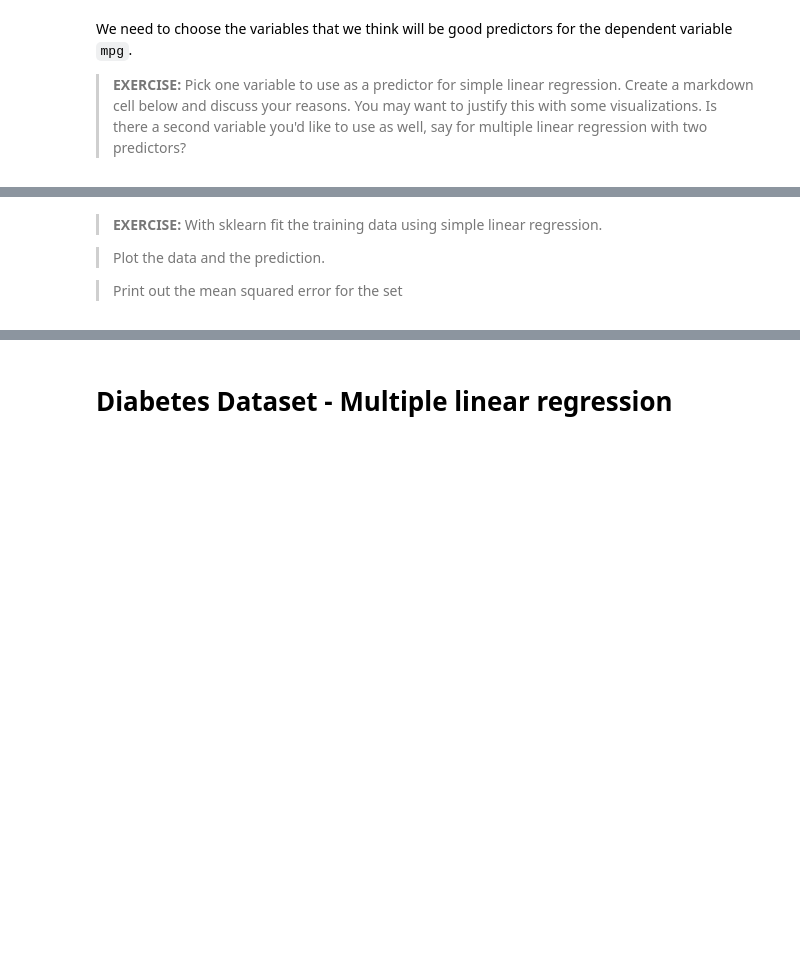
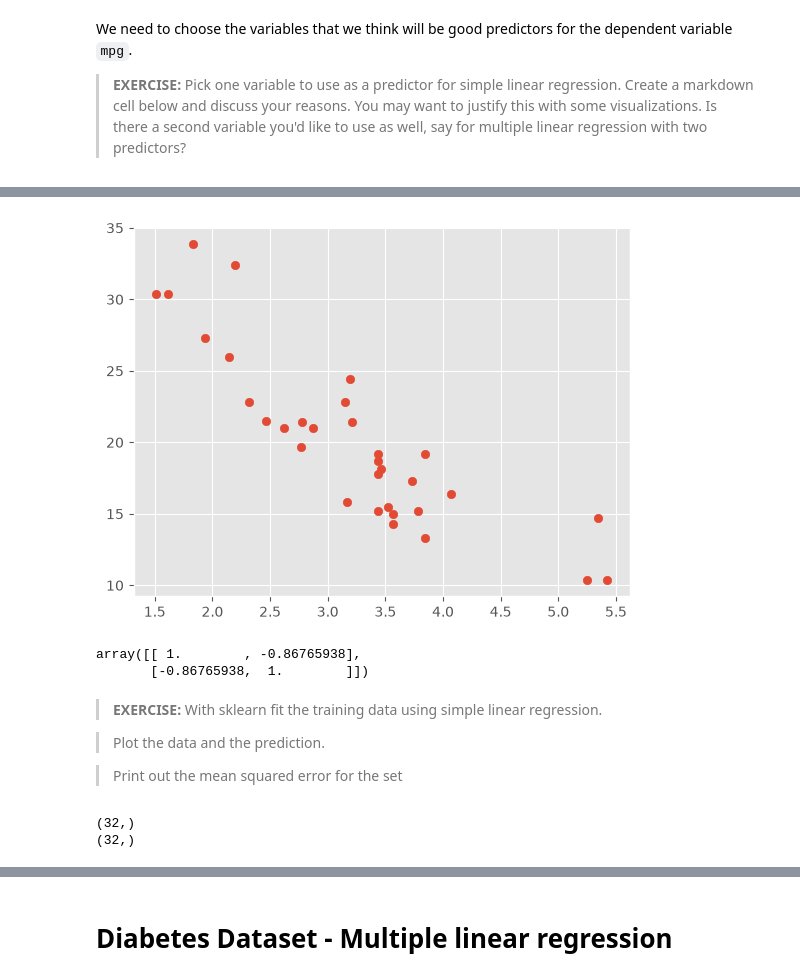
Before and after one commit to irenecelebrin/machine-learning, a Jupyter notebook: course material /class_1/LinearRegression.ipynb, the cells around one changed output, grey strips where cells are left out. Drawn from its saved outputs; the diff is of its cells as text; code cells hidden in the pictures; blank space fills up the shorter version.

```diff
--- a/course material /class_1/LinearRegression.ipynb
+++ b/course material /class_1/LinearRegression.ipynb
@@ -228,5 +263,17 @@ We need to choose the variables that we think will be good predictors for the de
 # %%
 #your code (if any) here
+a = dfcars.wt
+b = dfcars.mpg
+
+plt.scatter(a,b)
+plt.show()
+# %% [output]
+[figure, added]
+# %%
+np.corrcoef(a, b)
+# %% [output]
+array([[ 1.        , -0.86765938],
+       [-0.86765938,  1.        ]])
 # %% [markdown]
 > **EXERCISE:** With sklearn fit the training data using simple linear regression.
 
@@ -236,3 +283,8 @@ We need to choose the variables that we think will be good predictors for the de
 # %%
 #your code here
 #define  predictor and response for set
+print(a.shape)
+print(b.shape)
+# %% [output]
+(32,)
+(32,)
```
Also changed, not shown: parts of 21 cells of this notebook.
